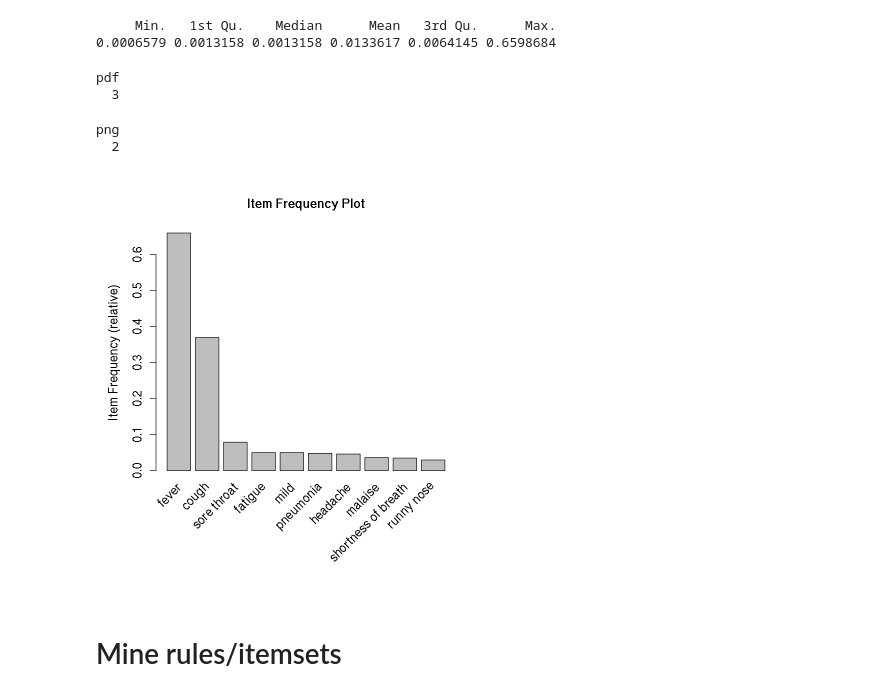
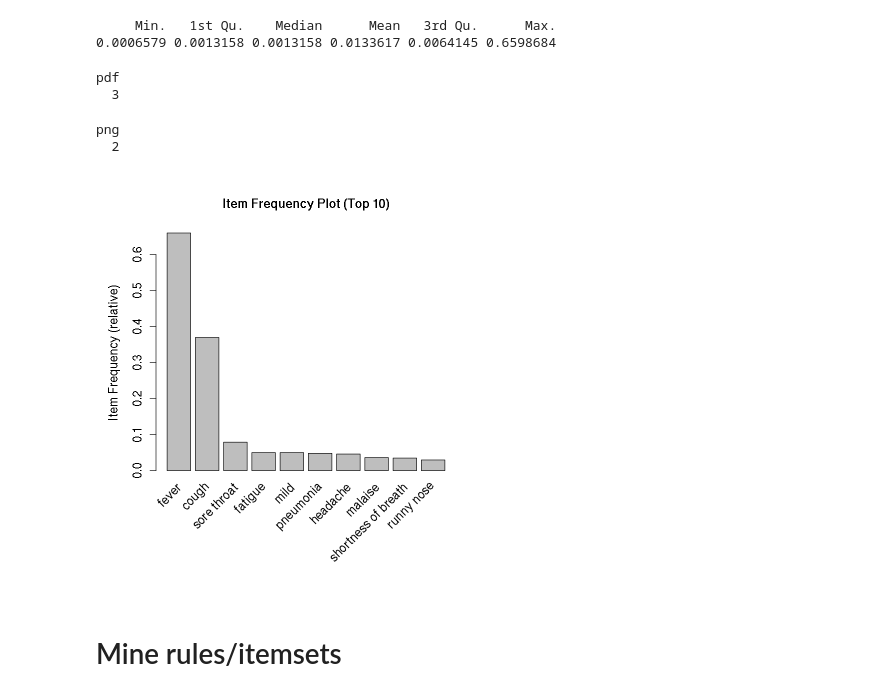
Before and after one commit to apetkau/comp7944-project, a Jupyter notebook: analysis/symptom/symptoms-mining.ipynb, the cells around one changed output. Saved outputs shown, nothing was run; the diff lists cells and outputs as text; code cells hidden in the pictures.

```diff
--- a/analysis/symptom/symptoms-mining.ipynb
+++ b/analysis/symptom/symptoms-mining.ipynb
@@ -69,24 +69,24 @@ summary(f)
 # %%
 arules::itemFrequencyPlot(items(symptom_data_transactions),
     topN=10,
     cex.axis=1.3,
     cex.names=1.3,
     cex.lab=1.3,
     cex.main=1.3,
     support=0.02,
-    main='Item Frequency Plot',
+    main='Item Frequency Plot (Top 10)',
     type="relative",
     ylab="Item Frequency (relative)",
     names=TRUE,
     mai=c(2,1,1,1))
 dev.copy(pdf, "symptoms-item-frequency.pdf")
 dev.off()
 # %% [output]
 pdf
   3
 png
   2
-[figure, old version]
+[figure, new version]
 # %% [markdown]
 # Mine rules/itemsets
 # %%
```
Also changed, not shown: 8 other files.
